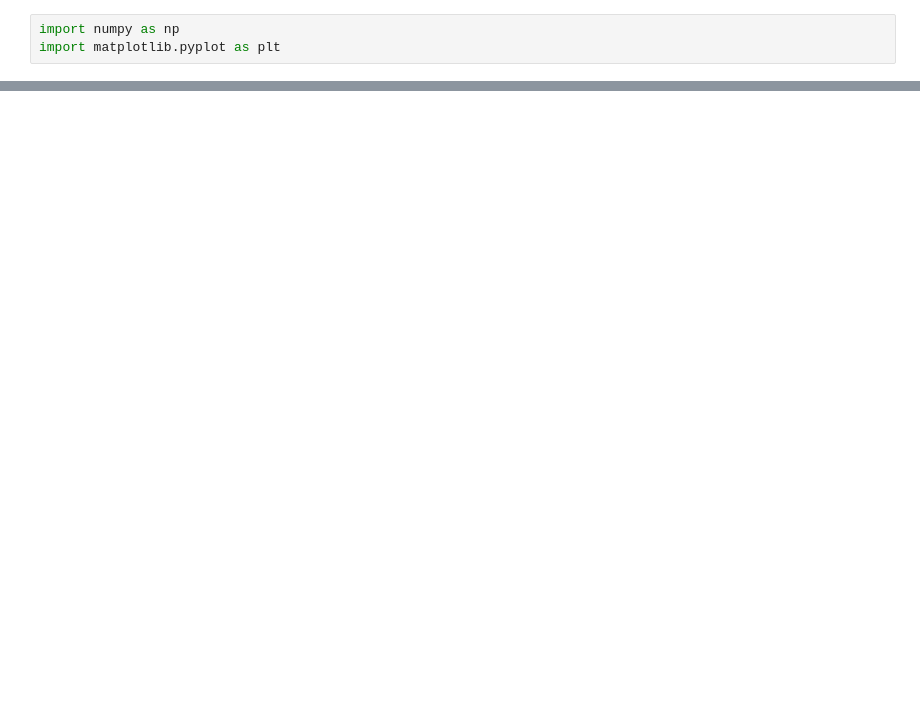
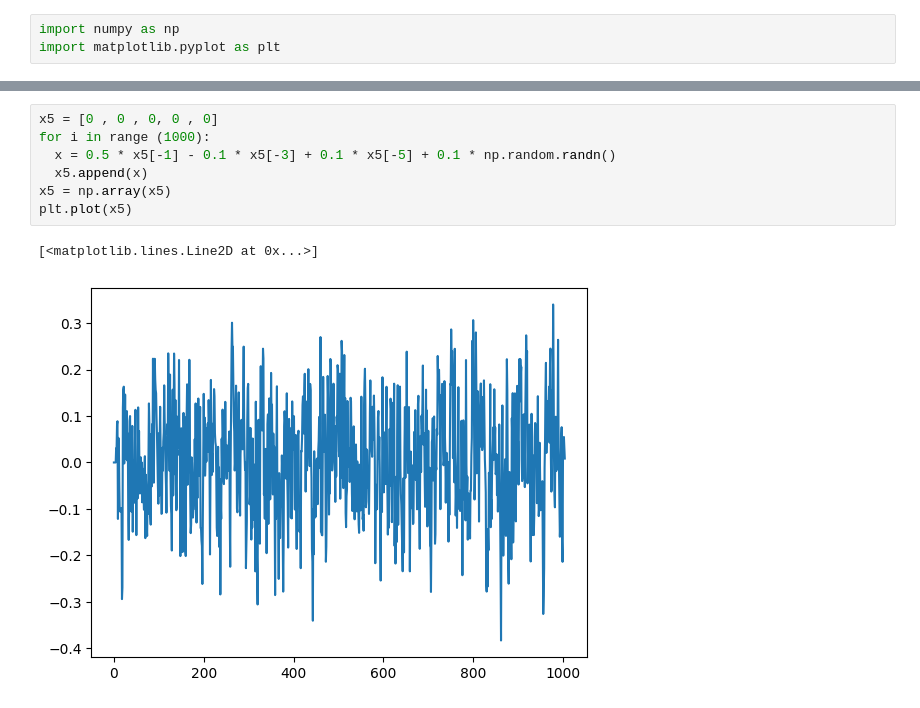
Before and after one commit to babakkeshavarz/time_series, a Jupyter notebook: PACF_and_ACF.ipynb, the cells around one changed output, grey strips where cells are left out. Drawn from its saved outputs; the diff is of its cells as text; blank space fills up the shorter version.

```diff
--- a/PACF_and_ACF.ipynb
+++ b/PACF_and_ACF.ipynb
@@ -19,0 +38,10 @@ plot_pacf(x0 , ax)
+# %%
+x5 = [0 , 0 , 0, 0 , 0]
+for i in range (1000):
+  x = 0.5 * x5[-1] - 0.1 * x5[-3] + 0.1 * x5[-5] + 0.1 * np.random.randn()
+  x5.append(x)
+x5 = np.array(x5)
+plt.plot(x5)
+# %% [output]
+[<matplotlib.lines.Line2D at 0x...>]
+[figure, added]
```
Also changed, not shown: parts of 9 cells of this notebook.
